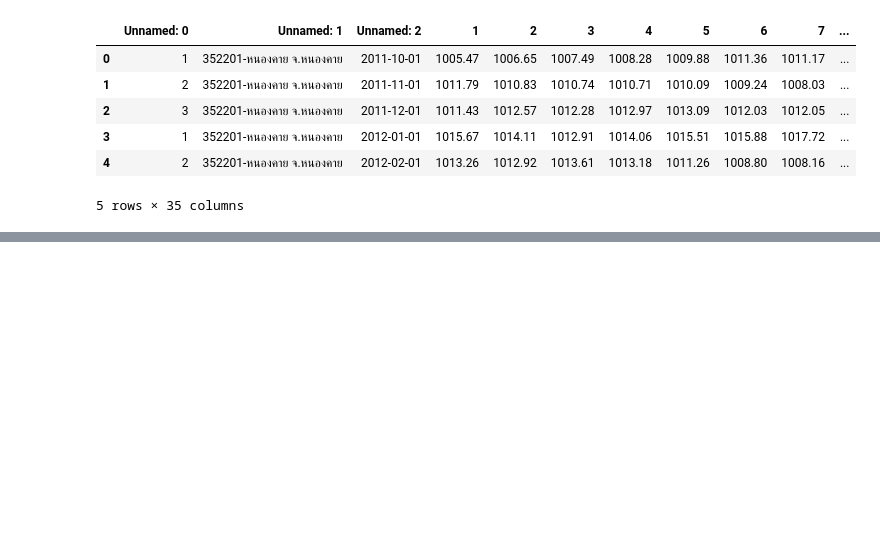
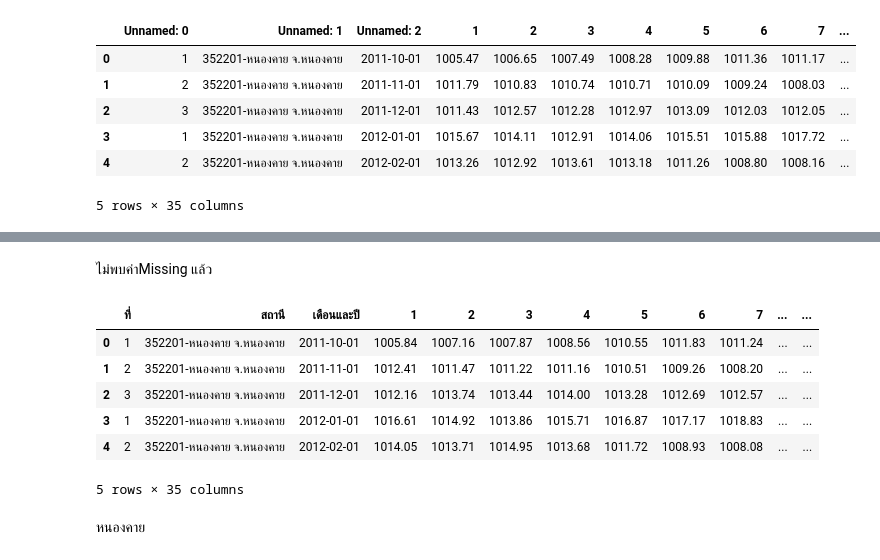
Before and after one commit to Piyaphat23/BSC_DPDM23, a Jupyter notebook: midterm_bscdpdm23.ipynb, the cells around one changed output, grey strips where cells are left out. Drawn from its saved outputs; the diff is of its cells as text; code cells hidden in the pictures; blank space fills up the shorter version.

```diff
--- a/midterm_bscdpdm23.ipynb
+++ b/midterm_bscdpdm23.ipynb
@@ -72,0 +101,2 @@ atmos_Loei = atmos_Loei.rename(columns=column_name)
+# %%
+atmos_SK = atmos_SK.replace('-',np.NaN)
@@ -72,0 +271,14 @@ atmos_Loei = atmos_Loei.rename(columns=column_name)
+# %% [markdown]
+ไม่พบค่าMissing แล้ว
+# %%
+atmos_SK.head()
+# %% [output]
+|  | ที่ | สถานี | เดือนและปี | 1 | 2 | 3 | 4 | 5 | 6 | 7 | ... | ... |
+| 0 | 1 | 352201-หนองคาย จ.หนองคาย | 2011-10-01 | 1005.84 | 1007.16 | 1007.87 | 1008.56 | 1010.55 | 1011.83 | 1011.24 | ... | ... |
+| 1 | 2 | 352201-หนองคาย จ.หนองคาย | 2011-11-01 | 1012.41 | 1011.47 | 1011.22 | 1011.16 | 1010.51 | 1009.26 | 1008.20 | ... | ... |
+| 2 | 3 | 352201-หนองคาย จ.หนองคาย | 2011-12-01 | 1012.16 | 1013.74 | 1013.44 | 1014.00 | 1013.28 | 1012.69 | 1012.57 | ... | ... |
+| 3 | 1 | 352201-หนองคาย จ.หนองคาย | 2012-01-01 | 1016.61 | 1014.92 | 1013.86 | 1015.71 | 1016.87 | 1017.17 | 1018.83 | ... | ... |
+| 4 | 2 | 352201-หนองคาย จ.หนองคาย | 2012-02-01 | 1014.05 | 1013.71 | 1014.95 | 1013.68 | 1011.72 | 1008.93 | 1008.08 | ... | ... |
+5 rows × 35 columns
+# %% [markdown]
+หนองคาย
```
Also changed, not shown: parts of 55 cells of this notebook.
